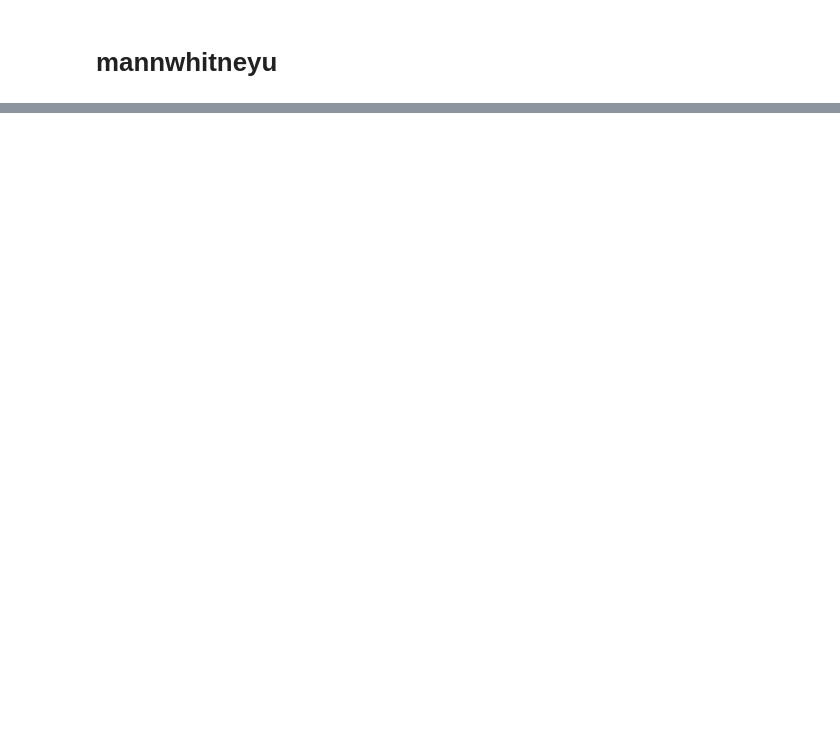
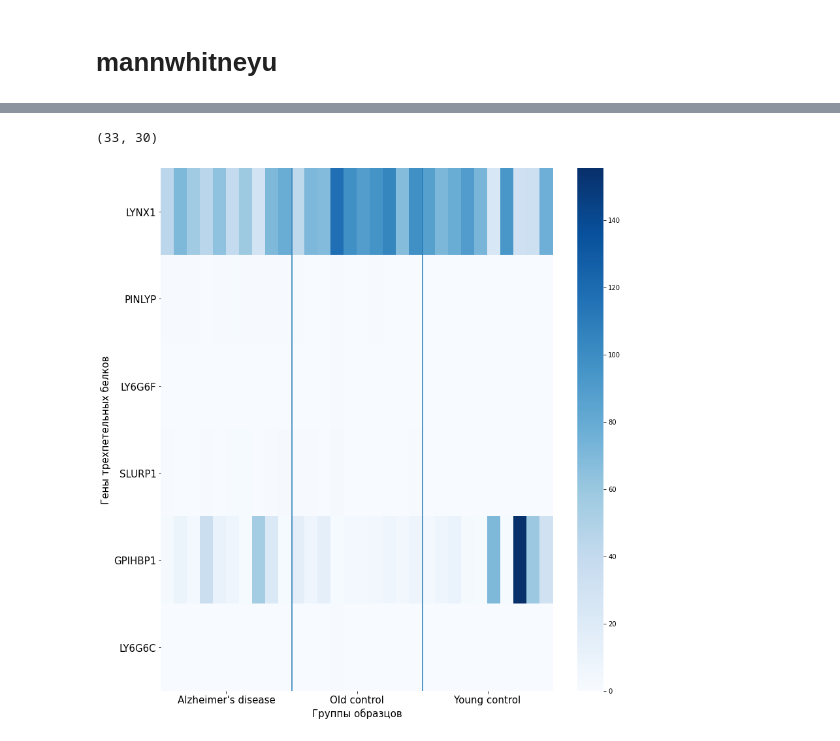
Before and after one commit to alex123012/Coursework_2, a Jupyter notebook: Coursework.ipynb, the cells around one changed output, grey strips where cells are left out. Cells and saved outputs as stored; diff of their text form; code cells hidden in the pictures; blank space fills up the shorter version.

Commit message:
add heatmaps

```diff
--- a/Coursework.ipynb
+++ b/Coursework.ipynb
@@ -440,0 +611,25 @@ plt.show()
+# %%
+data = pd.read_csv('GSE159699/GSE159699_summary_count.star.txt', index_col=0, sep='\t')
+data = data / data.sum()
+data = data.T.apply(lambda x: x * 1000000000 / lens.get(x.name, -1)).T
+data = data.reindex(upar).dropna()
+print(data.shape)
+
+fig, ax = plt.subplots(figsize=(12, 12))
+sns.heatmap(data=data.reindex(result.index), ax=ax, cmap='Blues')
+
+inds = data.columns.shape[0] / 3
+xlab = ["Alzheimer's disease", 'Old control', "Young control"]
+ax.set_xticks([i * inds - (inds / 2) for i in range(1, 4)])
+ax.set_xticklabels(xlab, rotation=0, size=15)
+
+ax.set_yticklabels(ax.get_yticklabels(), rotation=0, size=15)
+ax.set_xlabel('Группы образцов', size=15)
+ax.set_ylabel('Гены трехпетельных белков', size=15)
+ax.vlines([i * inds for i in range(1, 3)], *ax.get_ylim())
+plt.tight_layout()
+plt.savefig('results/heatmap_all_GSE', facecolor='white', format='png')
+plt.show()
+# %% [output]
+(33, 30)
+[figure, added]
```
Also changed, not shown: parts of 29 cells of this notebook, 4 other files.
